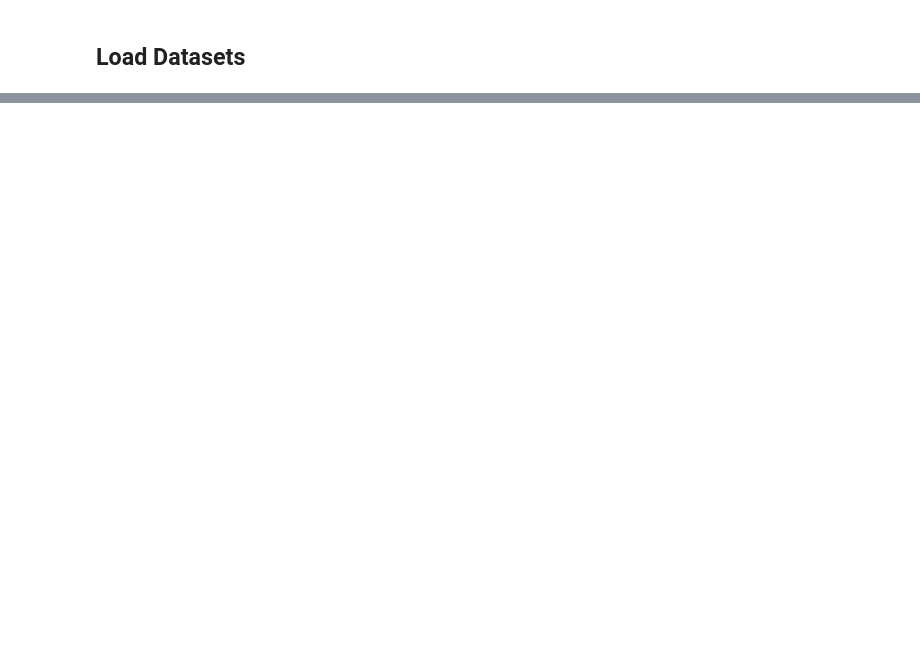
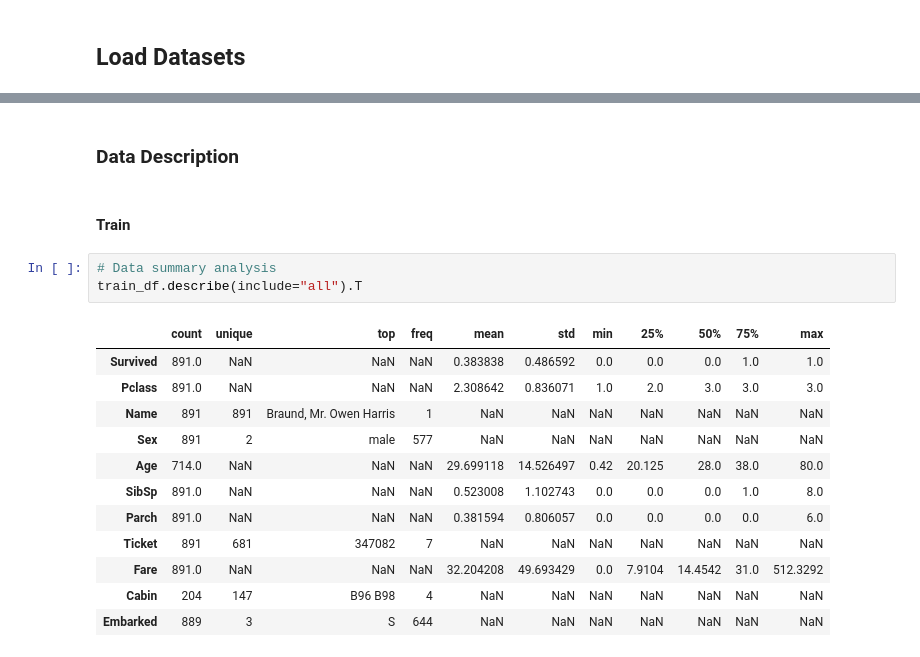
Before and after one commit to denis-spe/Titanic, a Jupyter notebook: Py/py_v1.ipynb, the cells around one changed output, grey strips where cells are left out. Cells and saved outputs as stored; diff of their text form; blank space fills up the shorter version.

```diff
--- a/Py/py_v1.ipynb
+++ b/Py/py_v1.ipynb
@@ -105,0 +224,20 @@ from sklearn.metrics import (
+# %% [markdown]
+### **Data Description**
+# %% [markdown]
+#### **Train**
+# %%
+# Data summary analysis
+train_df.describe(include="all").T
+# %% [output]
+|  | count | unique | top | freq | mean | std | min | 25% | 50% | 75% | max |
+| Survived | 891.0 | NaN | NaN | NaN | 0.383838 | 0.486592 | 0.0 | 0.0 | 0.0 | 1.0 | 1.0 |
+| Pclass | 891.0 | NaN | NaN | NaN | 2.308642 | 0.836071 | 1.0 | 2.0 | 3.0 | 3.0 | 3.0 |
+| Name | 891 | 891 | Braund, Mr. Owen Harris | 1 | NaN | NaN | NaN | NaN | NaN | NaN | NaN |
+| Sex | 891 | 2 | male | 577 | NaN | NaN | NaN | NaN | NaN | NaN | NaN |
+| Age | 714.0 | NaN | NaN | NaN | 29.699118 | 14.526497 | 0.42 | 20.125 | 28.0 | 38.0 | 80.0 |
+| SibSp | 891.0 | NaN | NaN | NaN | 0.523008 | 1.102743 | 0.0 | 0.0 | 0.0 | 1.0 | 8.0 |
+| Parch | 891.0 | NaN | NaN | NaN | 0.381594 | 0.806057 | 0.0 | 0.0 | 0.0 | 0.0 | 6.0 |
+| Ticket | 891 | 681 | 347082 | 7 | NaN | NaN | NaN | NaN | NaN | NaN | NaN |
+| Fare | 891.0 | NaN | NaN | NaN | 32.204208 | 49.693429 | 0.0 | 7.9104 | 14.4542 | 31.0 | 512.3292 |
+| Cabin | 204 | 147 | B96 B98 | 4 | NaN | NaN | NaN | NaN | NaN | NaN | NaN |
+| Embarked | 889 | 3 | S | 644 | NaN | NaN | NaN | NaN | NaN | NaN | NaN |
```
Also changed, not shown: parts of 35 cells of this notebook, 1 other file.
